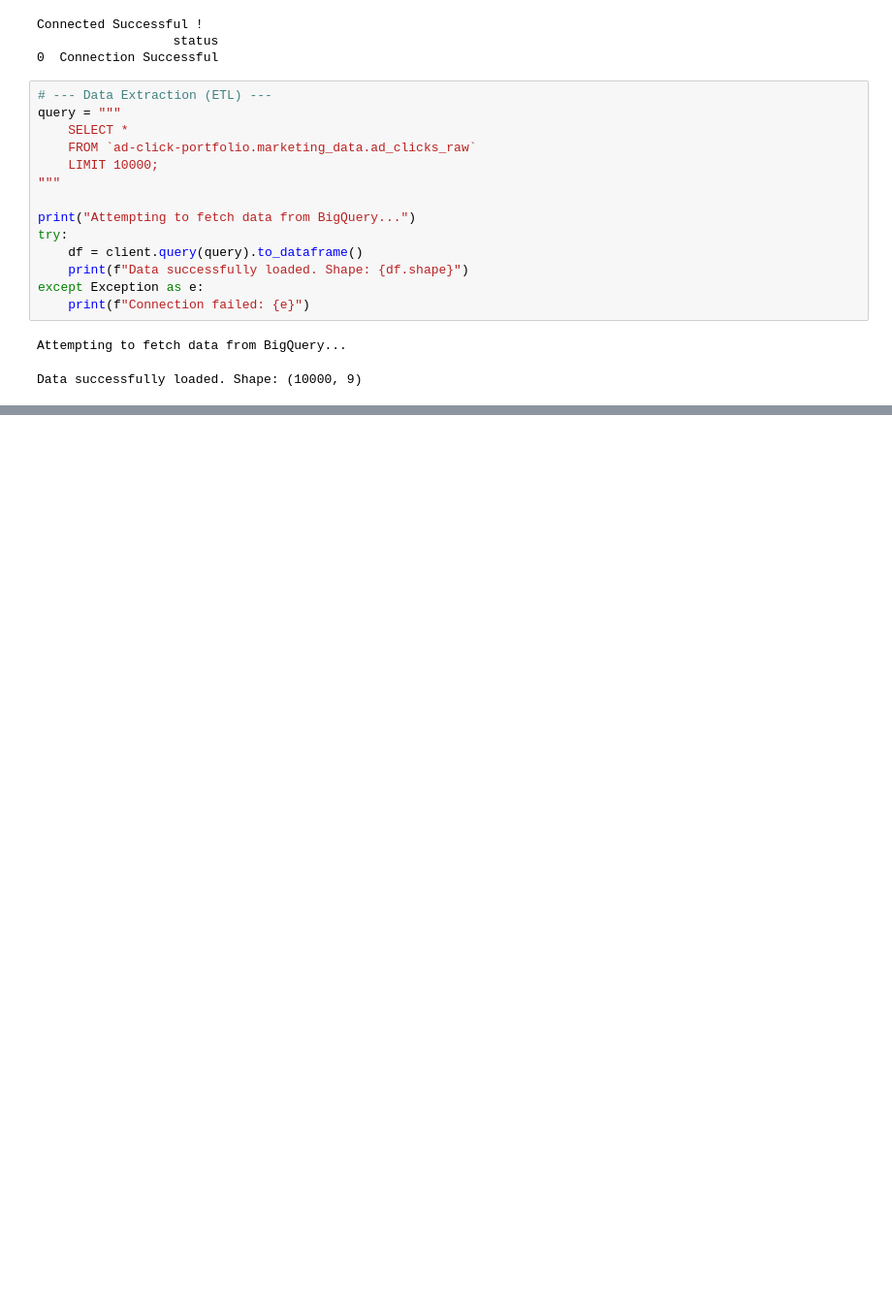
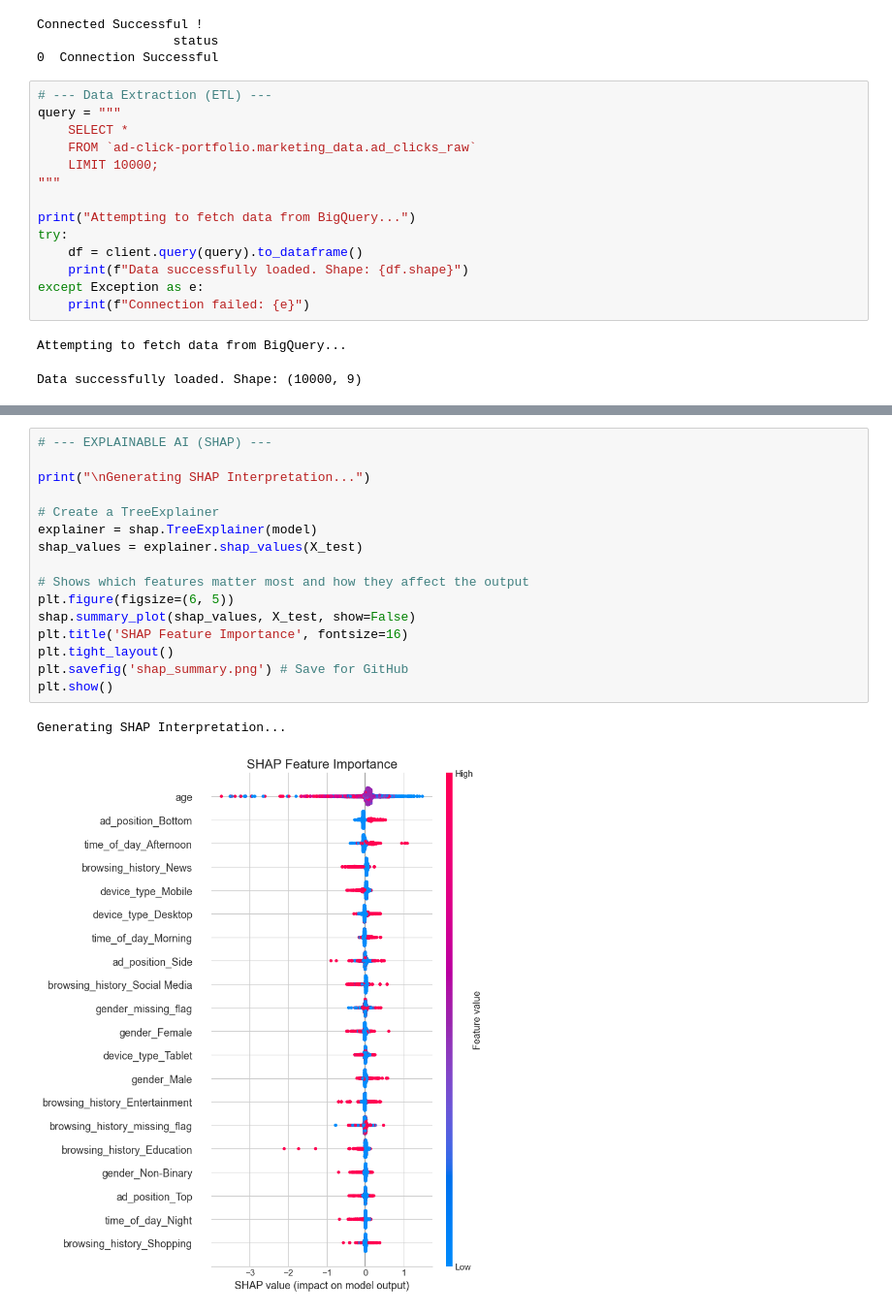
Before and after one commit to chienhao-wang/ad-click-prediction, a Jupyter notebook: Ad Click Prediction.ipynb, the cells around one changed output, grey strips where cells are left out. Shown: that part at 97% size. Saved outputs shown, nothing was run; the diff lists cells and outputs as text; blank space fills up the shorter version.

```diff
--- a/Ad Click Prediction.ipynb
+++ b/Ad Click Prediction.ipynb
@@ -204,0 +398,19 @@ First 5 rows of processed data:
+# %%
+# --- EXPLAINABLE AI (SHAP) ---
+
+print("\nGenerating SHAP Interpretation...")
+
+# Create a TreeExplainer
+explainer = shap.TreeExplainer(model)
+shap_values = explainer.shap_values(X_test)
+
+# Shows which features matter most and how they affect the output
+plt.figure(figsize=(6, 5))
+shap.summary_plot(shap_values, X_test, show=False)
+plt.title('SHAP Feature Importance', fontsize=16)
+plt.tight_layout()
+plt.savefig('shap_summary.png') # Save for GitHub
+plt.show()
+# %% [output]
+Generating SHAP Interpretation...
+[figure, added]
```
Also changed, not shown: parts of 16 cells of this notebook.
